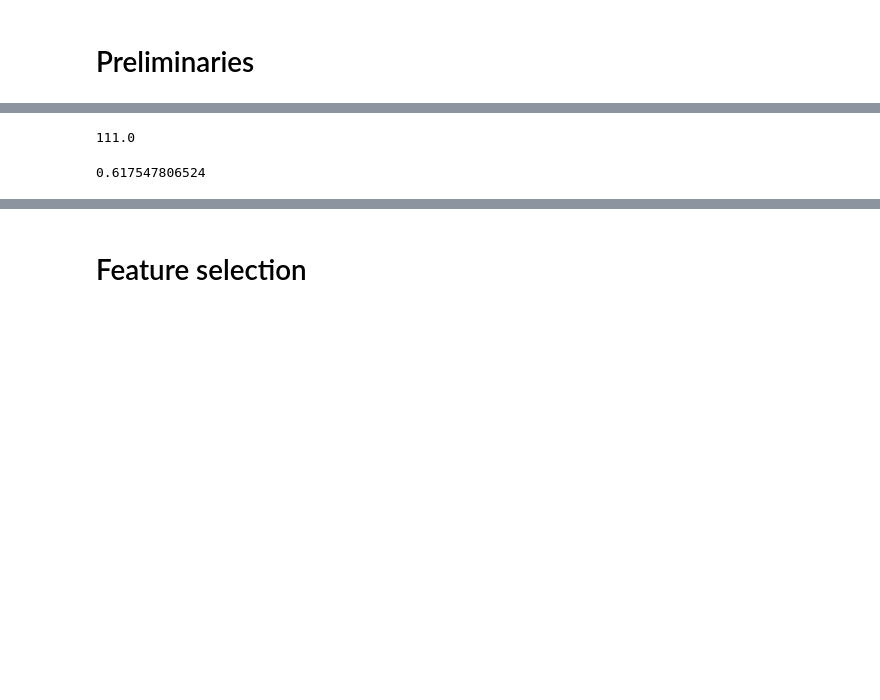
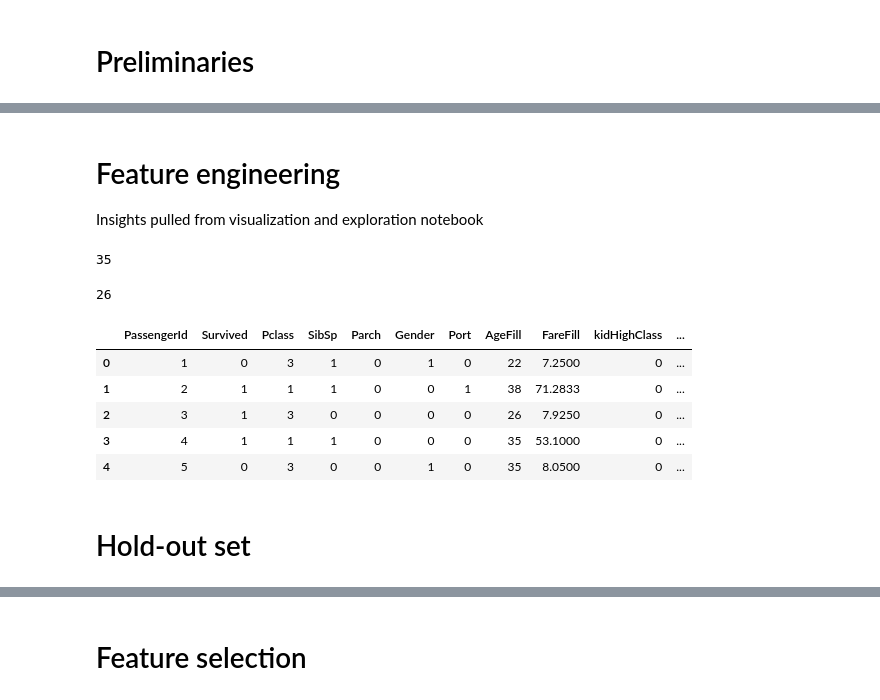
Before and after one commit to ErBa508/kggle, a Jupyter notebook: Titanic/RandomForest_titanic.ipynb, the cells around one changed output, grey strips where cells are left out. Drawn from its saved outputs; the diff is of its cells as text; code cells hidden in the pictures; blank space fills up the shorter version.

```diff
--- a/Titanic/RandomForest_titanic.ipynb
+++ b/Titanic/RandomForest_titanic.ipynb
@@ -38,0 +43,3 @@ train.head()
+# %% [markdown]
+# Feature engineering
+Insights pulled from visualization and exploration notebook
@@ -39,2 +56,33 @@ train.head()
+# %%
+# (1) children younger than 18 in the first or second class predominantly survive
+bool1 = (train['AgeFill'] < 18) & (train['Pclass'] < 3)
+bool1t = (test['AgeFill'] < 18) & (test['Pclass'] < 3)
+print(sum(bool1))
+
+train["kidHighClass"] = createNewCol(bool1)
+test["kidHighClass"] = createNewCol(bool1t)
+# %% [output]
+35
+# %%
+# (2) mother's with one child in first or second class predominantly survive
+bool2 = (train['AgeFill'] > 18) & (train['Parch'] == 1) & (train['Pclass'] < 3) & (train['Gender'] == 0)
+bool2t = (test['AgeFill'] > 18) & (test['Parch'] == 1) & (test['Pclass'] < 3) & (test['Gender'] == 0)
+print(sum(bool2))
+
+train["momHighClass"] = createNewCol(bool2)
+test["momHighClass"] = createNewCol(bool2t)
+# %% [output]
+26
+# %%
+train.head()
+# %% [output]
+|  | PassengerId | Survived | Pclass | SibSp | Parch | Gender | Port | AgeFill | FareFill | kidHighClass | ... |
+| 0 | 1 | 0 | 3 | 1 | 0 | 1 | 0 | 22 | 7.2500 | 0 | ... |
+| 1 | 2 | 1 | 1 | 1 | 0 | 0 | 1 | 38 | 71.2833 | 0 | ... |
+| 2 | 3 | 1 | 3 | 0 | 0 | 0 | 0 | 26 | 7.9250 | 0 | ... |
+| 3 | 4 | 1 | 1 | 1 | 0 | 0 | 0 | 35 | 53.1000 | 0 | ... |
+| 4 | 5 | 0 | 3 | 0 | 0 | 1 | 0 | 35 | 8.0500 | 0 | ... |
+# %% [markdown]
+# Hold-out set
 # %%
 # create hold-out set
@@ -42,5 +91 @@ features = ['Pclass', 'SibSp', 'Parch', 'Fare', 'Gender', 'Port', 'AgeFill']
 X_train, X_test, y_train, y_test = train_test_split(train[features], train['Survived'])
-# %%
-len(y_train)/6
-# %% [output]
-111.0
@@ -49,6 +91,0 @@ len(y_train)/6
-# %%
-# null accuracy
-null_accuracy = train.Survived.value_counts().max()/len(train.Survived)
-print(null_accuracy)
-# %% [output]
-0.617547806524
```
Also changed, not shown: parts of 63 cells of this notebook.
